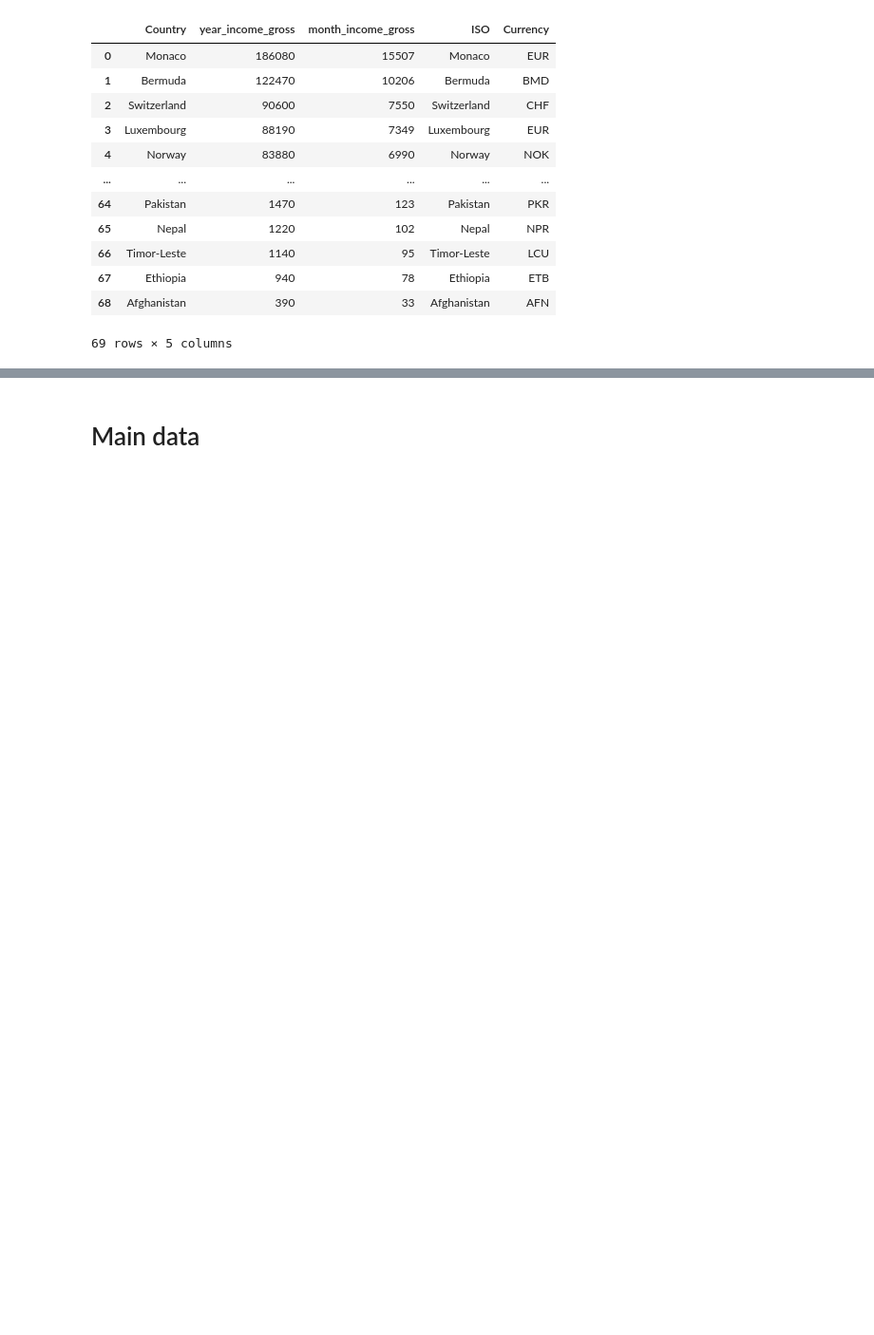
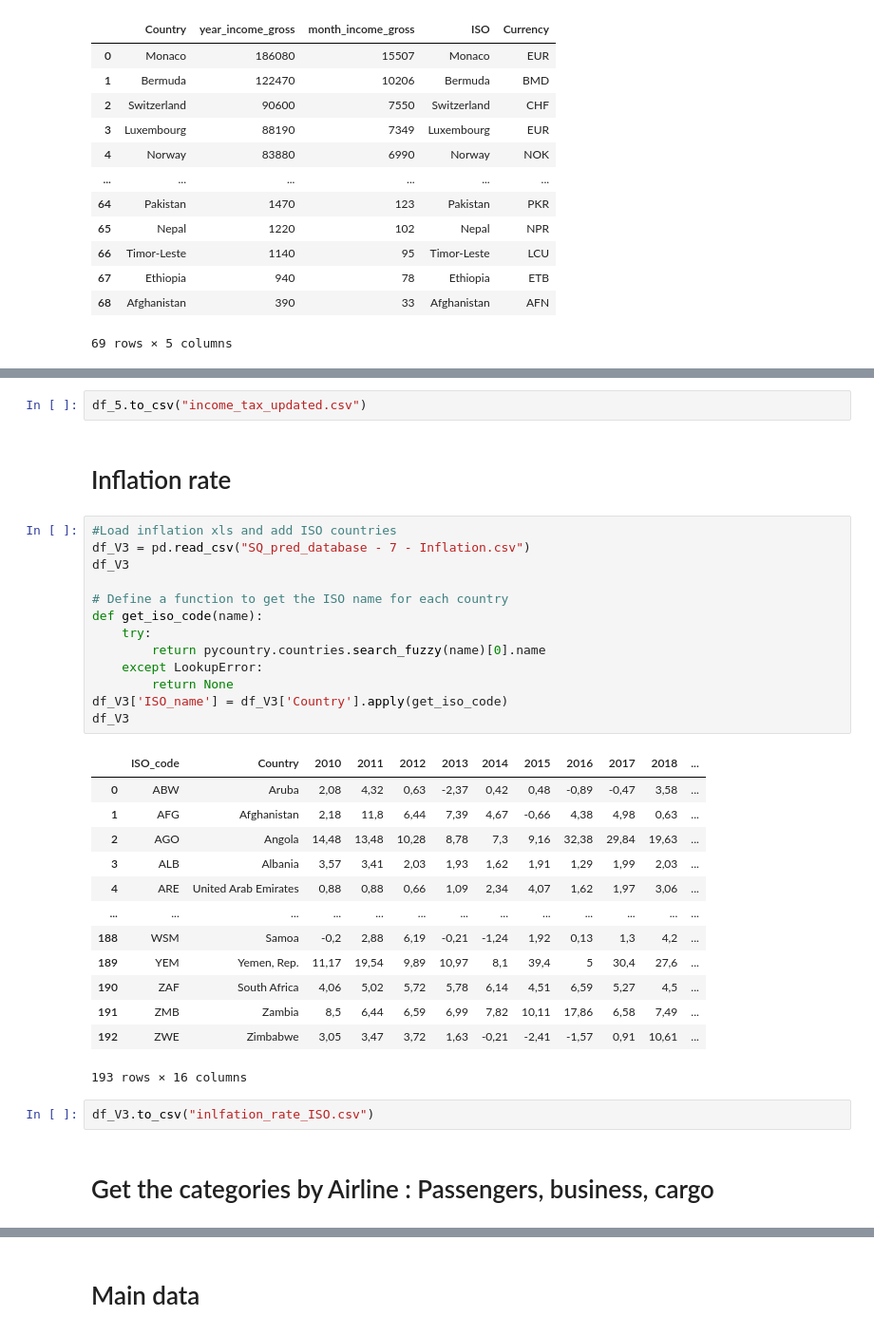
Before and after one commit to old2212/squawkit_predictor, a Jupyter notebook: ppjn_scrapping.ipynb, the cells around one changed output, grey strips where cells are left out. Shown at 95% size. Saved outputs shown, nothing was run; the diff lists cells and outputs as text; blank space fills up the shorter version.

Commit message:
all metadata except category

```diff
--- a/ppjn_scrapping.ipynb
+++ b/ppjn_scrapping.ipynb
@@ -211,0 +292,35 @@ SyntaxError: '(' was never closed (2229328224.py, line 7)
+# %%
+df_5.to_csv("income_tax_updated.csv")
+# %% [markdown]
+# Inflation rate
+# %%
+#Load inflation xls and add ISO countries
+df_V3 = pd.read_csv("SQ_pred_database - 7 - Inflation.csv")
+df_V3
+
+# Define a function to get the ISO name for each country
+def get_iso_code(name):
+    try:
+        return pycountry.countries.search_fuzzy(name)[0].name
+    except LookupError:
+        return None
+df_V3['ISO_name'] = df_V3['Country'].apply(get_iso_code)
+df_V3
+# %% [output]
+|  | ISO_code | Country | 2010 | 2011 | 2012 | 2013 | 2014 | 2015 | 2016 | 2017 | 2018 | ... |
+| 0 | ABW | Aruba | 2,08 | 4,32 | 0,63 | -2,37 | 0,42 | 0,48 | -0,89 | -0,47 | 3,58 | ... |
+| 1 | AFG | Afghanistan | 2,18 | 11,8 | 6,44 | 7,39 | 4,67 | -0,66 | 4,38 | 4,98 | 0,63 | ... |
+| 2 | AGO | Angola | 14,48 | 13,48 | 10,28 | 8,78 | 7,3 | 9,16 | 32,38 | 29,84 | 19,63 | ... |
+| 3 | ALB | Albania | 3,57 | 3,41 | 2,03 | 1,93 | 1,62 | 1,91 | 1,29 | 1,99 | 2,03 | ... |
+| 4 | ARE | United Arab Emirates | 0,88 | 0,88 | 0,66 | 1,09 | 2,34 | 4,07 | 1,62 | 1,97 | 3,06 | ... |
+| ... | ... | ... | ... | ... | ... | ... | ... | ... | ... | ... | ... | ... |
+| 188 | WSM | Samoa | -0,2 | 2,88 | 6,19 | -0,21 | -1,24 | 1,92 | 0,13 | 1,3 | 4,2 | ... |
+| 189 | YEM | Yemen, Rep. | 11,17 | 19,54 | 9,89 | 10,97 | 8,1 | 39,4 | 5 | 30,4 | 27,6 | ... |
+| 190 | ZAF | South Africa | 4,06 | 5,02 | 5,72 | 5,78 | 6,14 | 4,51 | 6,59 | 5,27 | 4,5 | ... |
+| 191 | ZMB | Zambia | 8,5 | 6,44 | 6,59 | 6,99 | 7,82 | 10,11 | 17,86 | 6,58 | 7,49 | ... |
+| 192 | ZWE | Zimbabwe | 3,05 | 3,47 | 3,72 | 1,63 | -0,21 | -2,41 | -1,57 | 0,91 | 10,61 | ... |
+193 rows × 16 columns
+# %%
+df_V3.to_csv("inlfation_rate_ISO.csv")
+# %% [markdown]
+# Get the categories by Airline : Passengers, business, cargo
```
Also changed, not shown: parts of 31 cells of this notebook, 8 other files.
